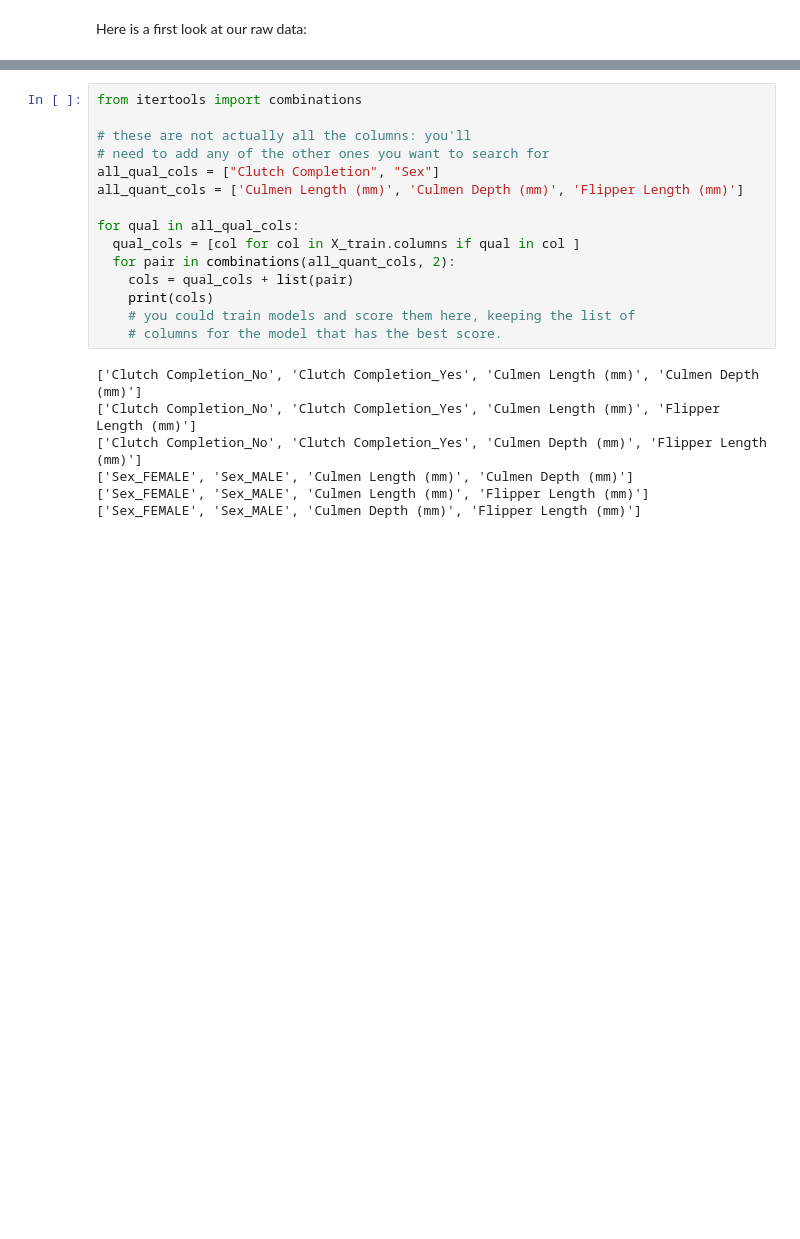
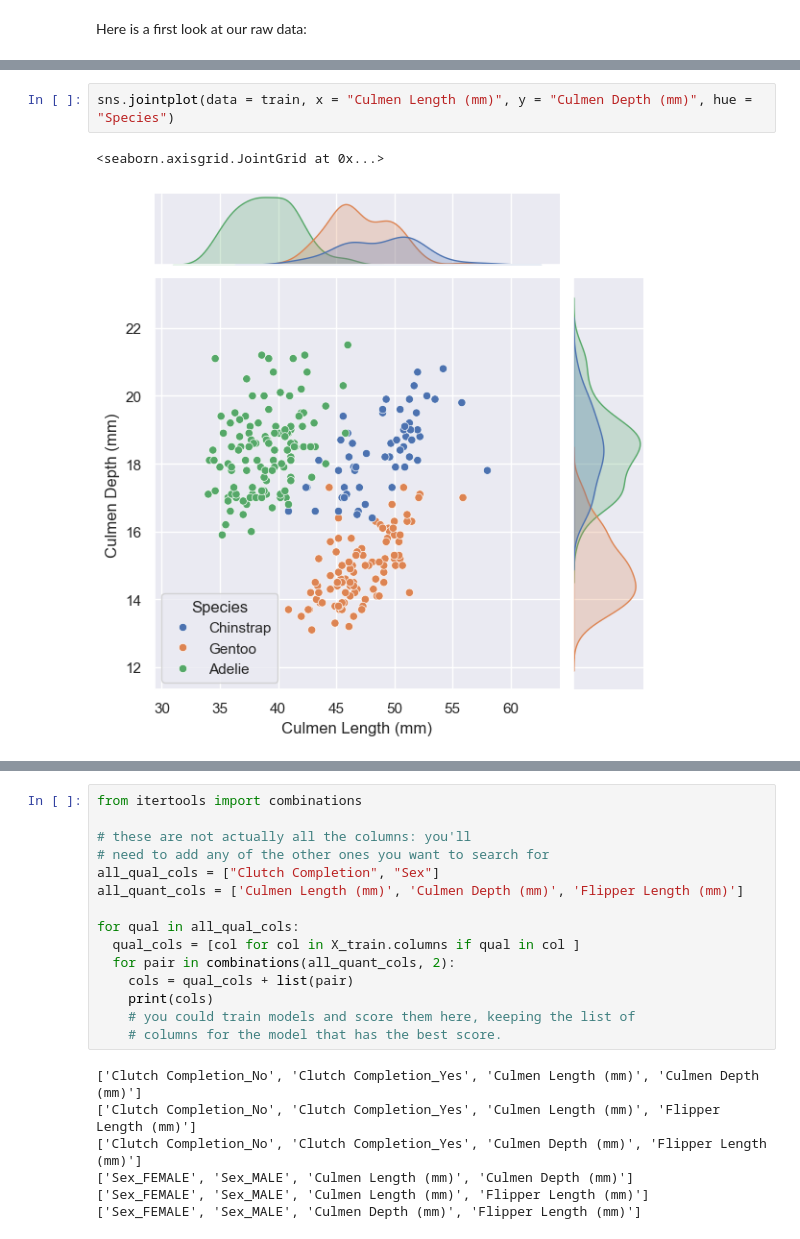
Before and after one commit to lawolff1702/lawolff1702.github.io, a Jupyter notebook: posts/Classifying Palmer Penguins/index.ipynb, the cells around one changed output, grey strips where cells are left out. Drawn from its saved outputs; the diff is of its cells as text; blank space fills up the shorter version.

```diff
--- a/posts/Classifying Palmer Penguins/index.ipynb
+++ b/posts/Classifying Palmer Penguins/index.ipynb
@@ -46,0 +71,5 @@ X_train, y_train = prepare_data(train)
+# %%
+sns.jointplot(data = train, x = "Culmen Length (mm)", y = "Culmen Depth (mm)", hue = "Species")
+# %% [output]
+<seaborn.axisgrid.JointGrid at 0x...>
+[figure, added]
```
Also changed, not shown: parts of 9 cells of this notebook, 7 other files.
